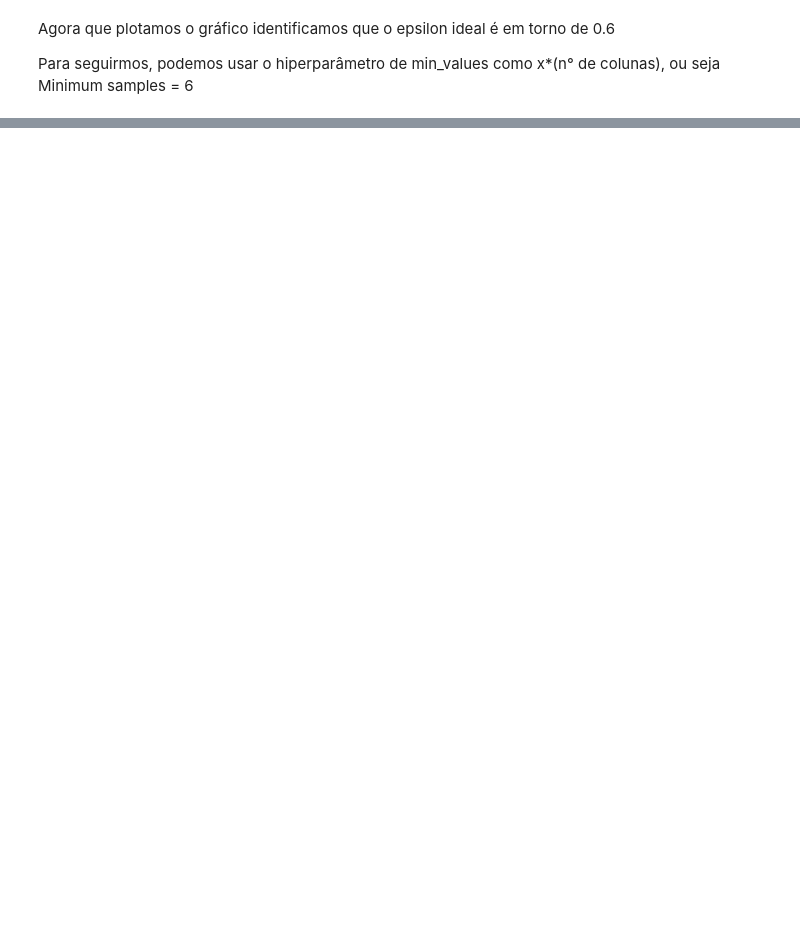
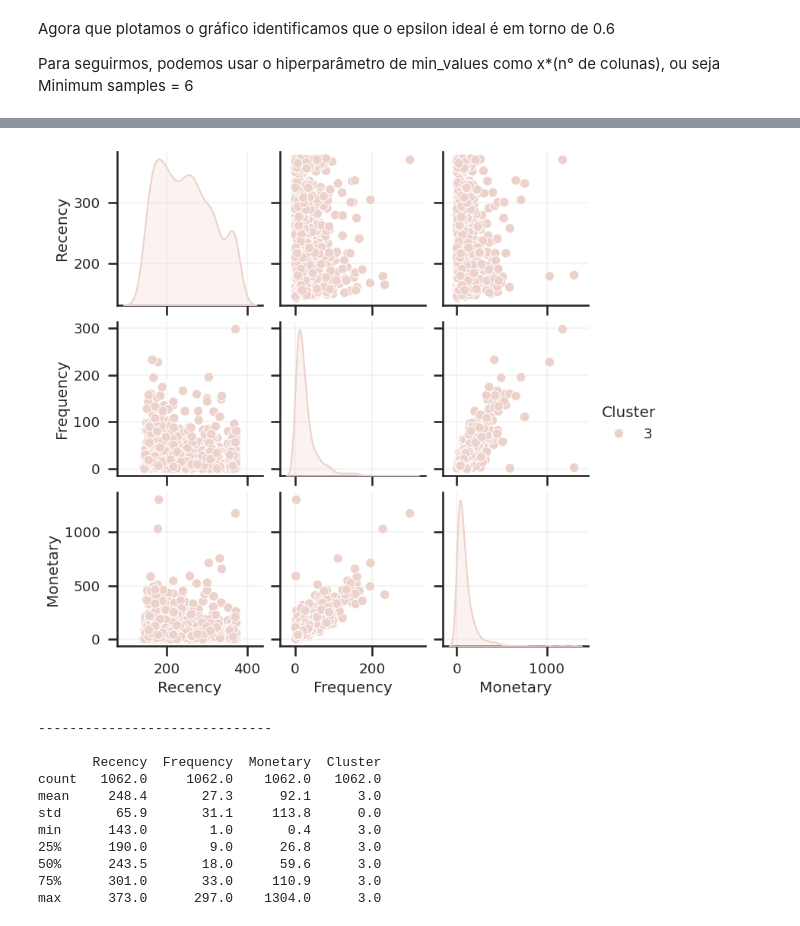
Before and after one commit to JoseVTavares/Ecommerce-RFV-Clustering, a Jupyter notebook: Customer_RFV_and_Clustering_Analysis.ipynb, the cells around one changed output, grey strips where cells are left out. Cells and saved outputs as stored; diff of their text form; code cells hidden in the pictures; blank space fills up the shorter version.

```diff
--- a/Customer_RFV_and_Clustering_Analysis.ipynb
+++ b/Customer_RFV_and_Clustering_Analysis.ipynb
@@ -1233,0 +1360,23 @@ Enquanto que o DBscan retorna entre 2 e 3 clusters, dependendo do epsilon usado.
+# %%
+# Agora vamos ver como fica o pairplot se observarmos apenas o Cluster 3
+
+# Visualizamos o output
+fig = sns.pairplot(rfm_table_with_cluster[rfm_table_with_cluster['Cluster']==3], hue='Cluster')
+plt.show()
+print('')
+print('-'*30)
+print('')
+print(rfm_table_with_cluster[rfm_table_with_cluster['Cluster']==3].describe().round(1))
+# %% [output]
+[figure, added]
+------------------------------
+
+       Recency  Frequency  Monetary  Cluster
+count   1062.0     1062.0    1062.0   1062.0
+mean     248.4       27.3      92.1      3.0
+std       65.9       31.1     113.8      0.0
+min      143.0        1.0       0.4      3.0
+25%      190.0        9.0      26.8      3.0
+50%      243.5       18.0      59.6      3.0
+75%      301.0       33.0     110.9      3.0
+max      373.0      297.0    1304.0      3.0
```
Also changed, not shown: parts of 21 cells of this notebook.
